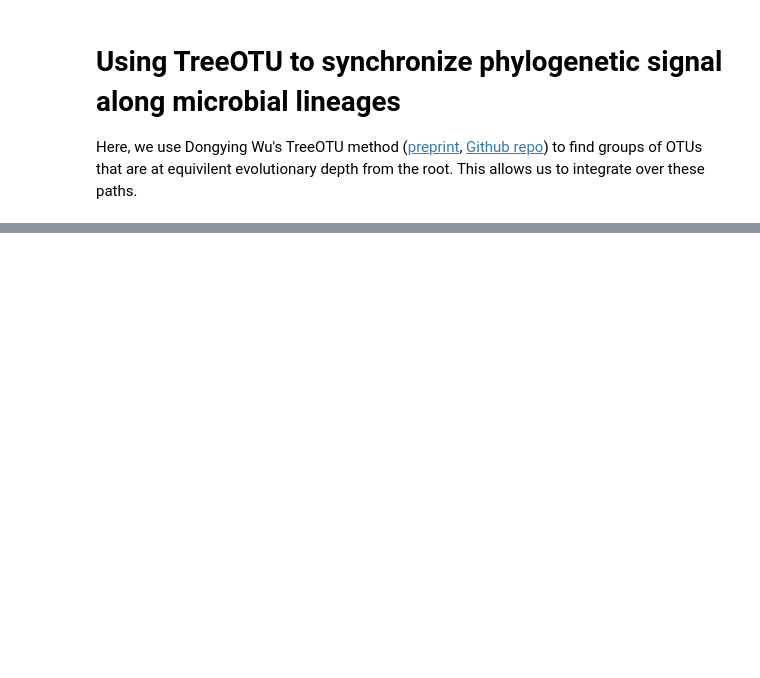
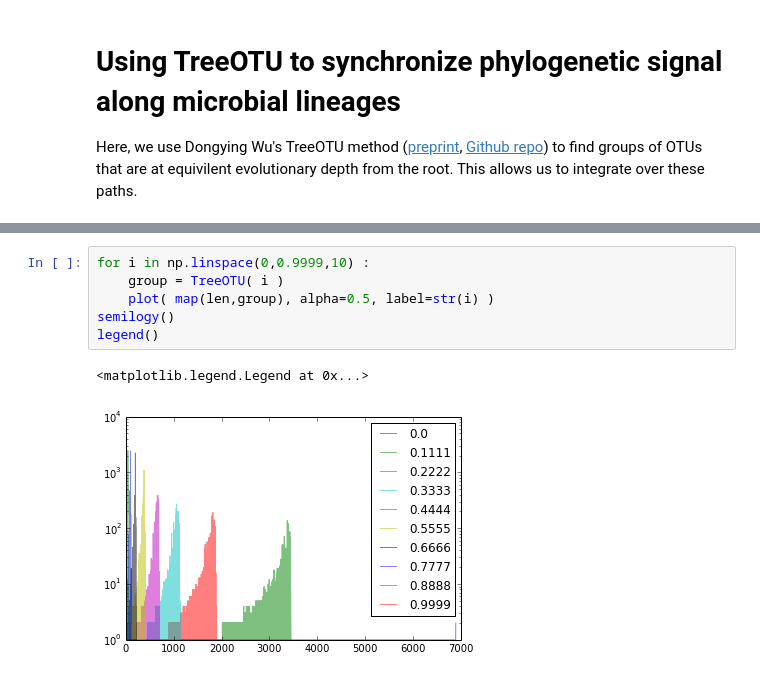
Before and after one commit to ryneches/fishpoo, a Jupyter notebook: fishpoo.ipynb, the cells around one changed output, grey strips where cells are left out. Drawn from its saved outputs; the diff is of its cells as text; blank space fills up the shorter version.

```diff
--- a/fishpoo.ipynb
+++ b/fishpoo.ipynb
@@ -1186,0 +1186,9 @@ array([ 0.    ,  0.1111,  0.2222,  0.3333,  0.4444,  0.5555,  0.6666,
+# %%
+for i in np.linspace(0,0.9999,10) :
+    group = TreeOTU( i )
+    plot( map(len,group), alpha=0.5, label=str(i) )
+semilogy()
+legend()
+# %% [output]
+<matplotlib.legend.Legend at 0x...>
+[figure, added]
```
Also changed, not shown: parts of 9 cells of this notebook, 1 other file.
